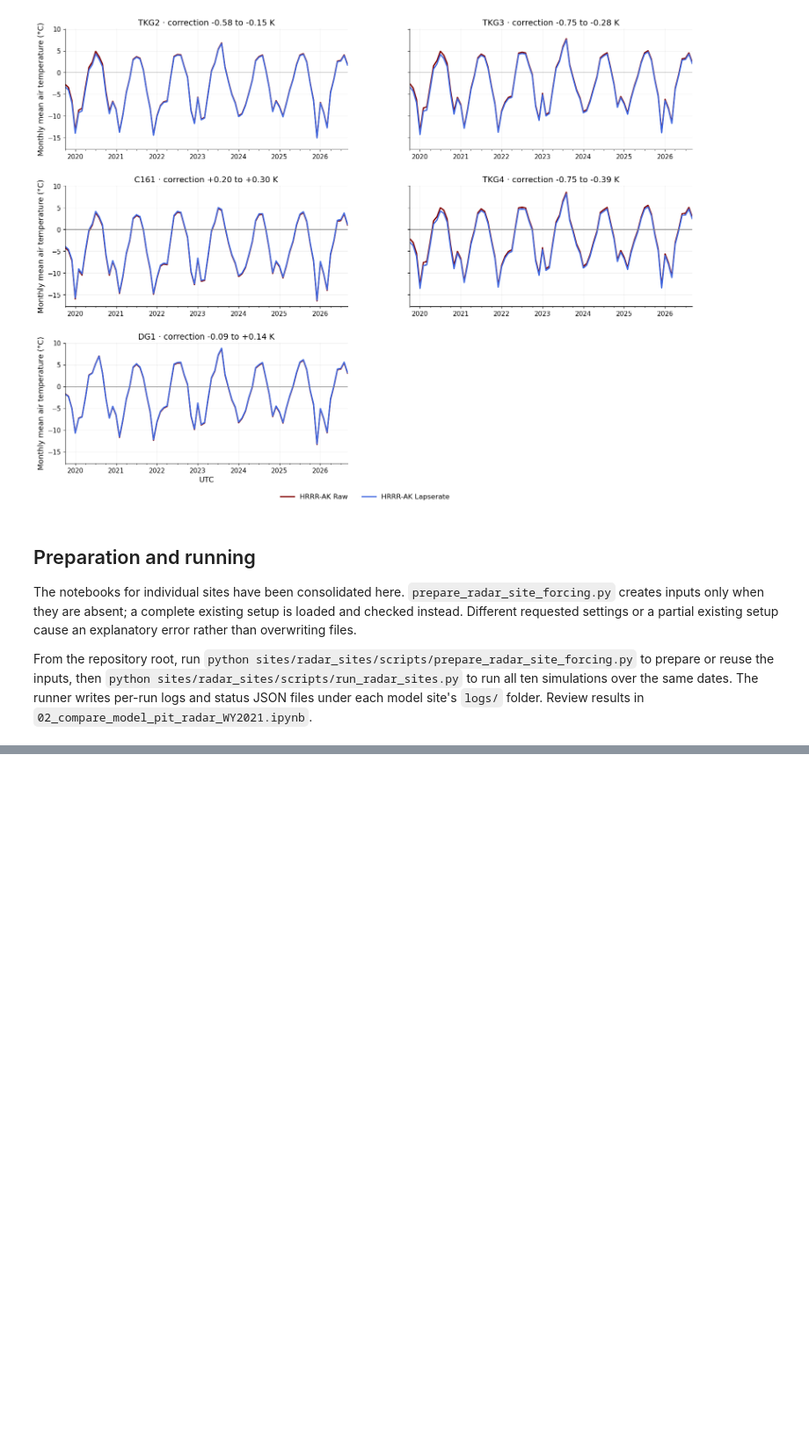
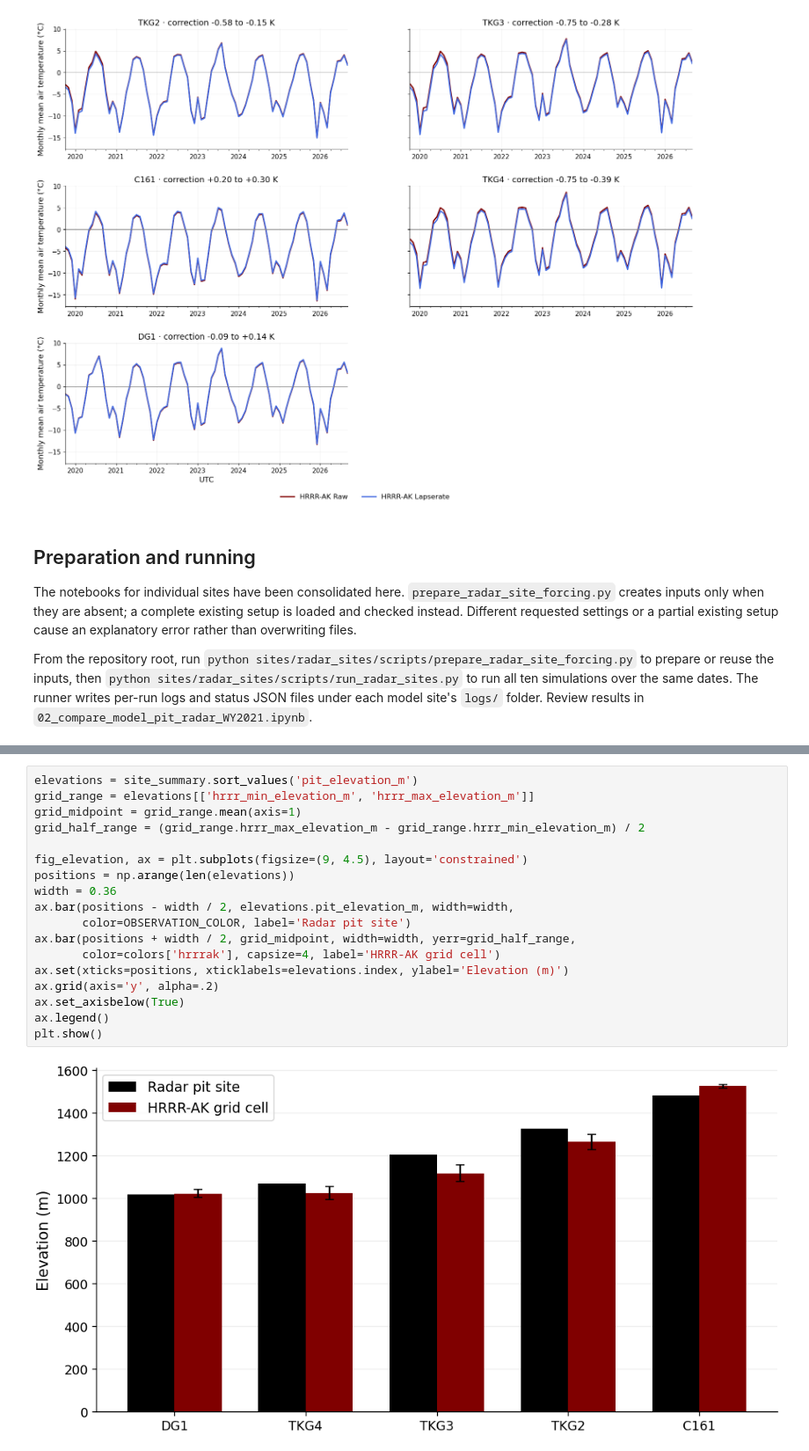
Before and after one commit to cassielumbrazo/jif_snow_modeling, a Jupyter notebook: sites/radar_sites/notebooks/01_review_radar_site_forcing.ipynb, the cells around one changed output, grey strips where cells are left out. Shown at 88% size. Drawn from its saved outputs; the diff is of its cells as text; blank space fills up the shorter version.

```diff
--- a/sites/radar_sites/notebooks/01_review_radar_site_forcing.ipynb
+++ b/sites/radar_sites/notebooks/01_review_radar_site_forcing.ipynb
@@ -139,0 +144,20 @@ From the repository root, run `python sites/radar_sites/scripts/prepare_radar_si
+# %%
+elevations = site_summary.sort_values('pit_elevation_m')
+grid_range = elevations[['hrrr_min_elevation_m', 'hrrr_max_elevation_m']]
+grid_midpoint = grid_range.mean(axis=1)
+grid_half_range = (grid_range.hrrr_max_elevation_m - grid_range.hrrr_min_elevation_m) / 2
+
+fig_elevation, ax = plt.subplots(figsize=(9, 4.5), layout='constrained')
+positions = np.arange(len(elevations))
+width = 0.36
+ax.bar(positions - width / 2, elevations.pit_elevation_m, width=width,
+       color=OBSERVATION_COLOR, label='Radar pit site')
+ax.bar(positions + width / 2, grid_midpoint, width=width, yerr=grid_half_range,
+       color=colors['hrrrak'], capsize=4, label='HRRR-AK grid cell')
+ax.set(xticks=positions, xticklabels=elevations.index, ylabel='Elevation (m)')
+ax.grid(axis='y', alpha=.2)
+ax.set_axisbelow(True)
+ax.legend()
+plt.show()
+# %% [output]
+[figure, added]
```
Also changed, not shown: parts of 3 cells of this notebook, 11 other files.
